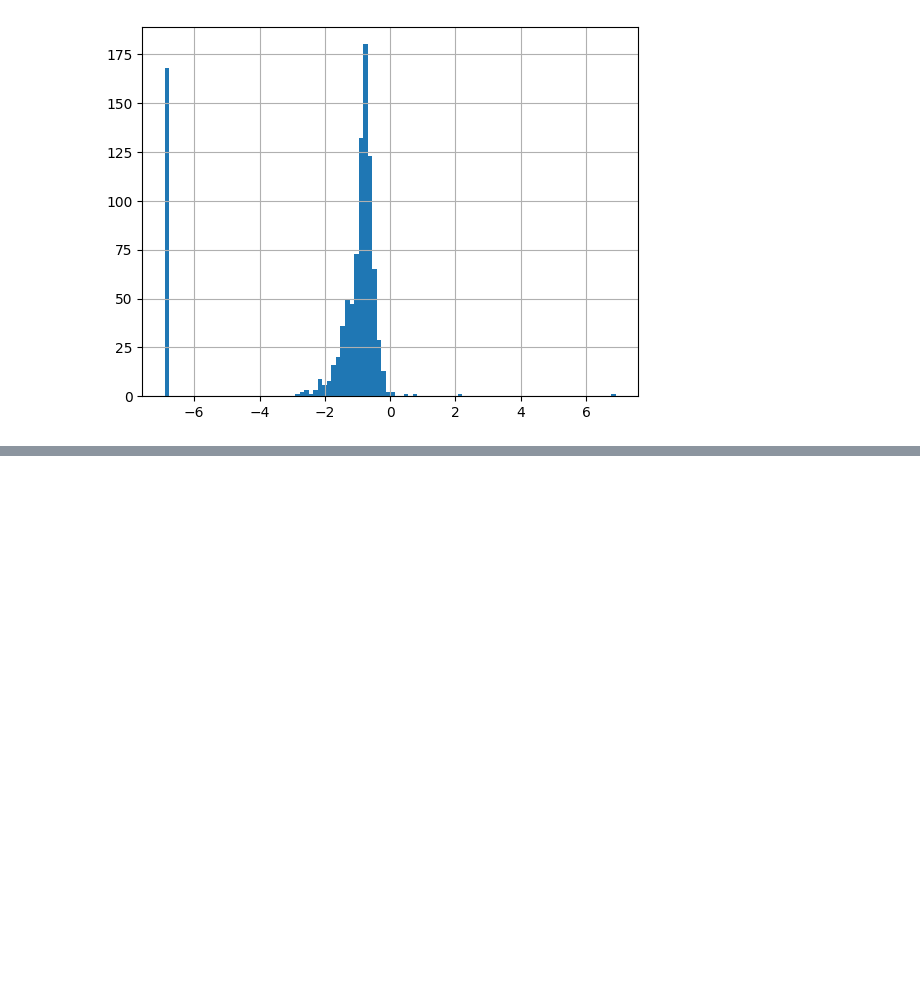
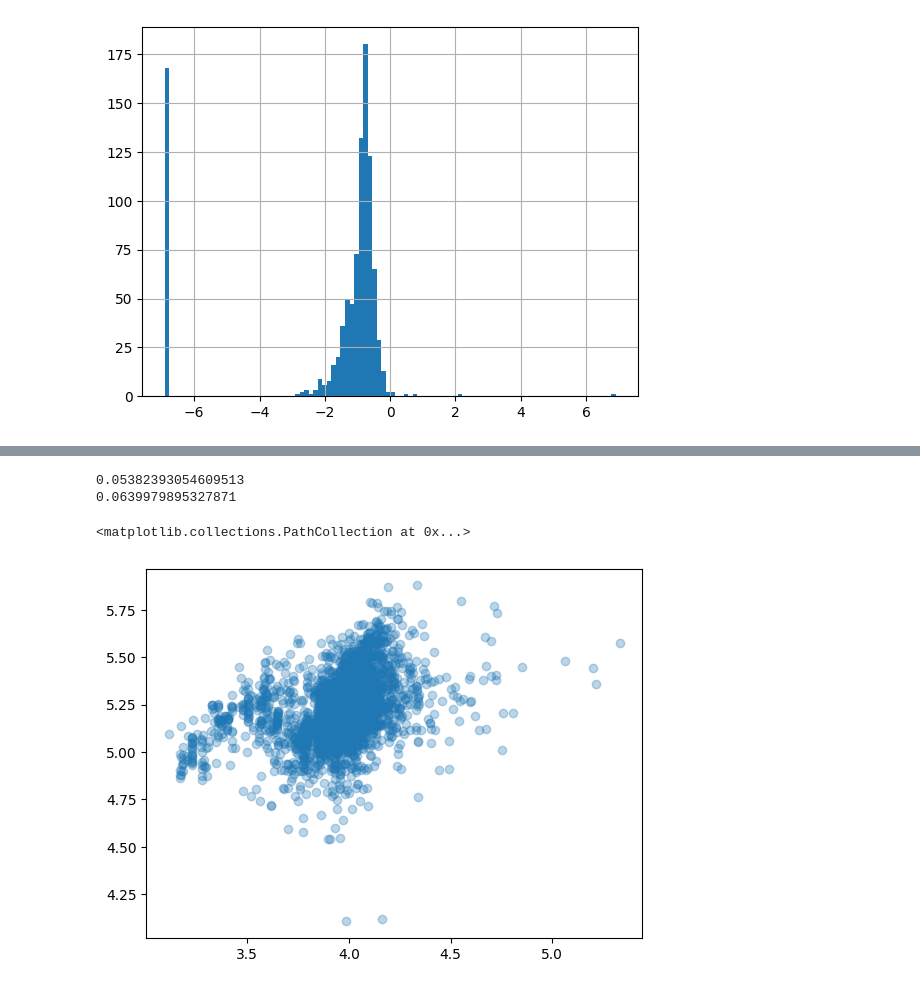
Before and after one commit to Bakri1992/FeatureEngineering, a Jupyter notebook: hda_Dokumente/5.TransfomierenNumerischenWerte/training.ipynb, the cells around one changed output, grey strips where cells are left out. Cells and saved outputs as stored; diff of their text form; code cells hidden in the pictures; blank space fills up the shorter version.

```diff
--- a/hda_Dokumente/5.TransfomierenNumerischenWerte/training.ipynb
+++ b/hda_Dokumente/5.TransfomierenNumerischenWerte/training.ipynb
@@ -54,0 +60,3 @@ df["BA_Scaled"].hist(bins=100)
+# %%
+df=pd.read_csv("AmesHousing.csv")
+df.head()
@@ -54,0 +71,7 @@ df["BA_Scaled"].hist(bins=100)
+# %%
+df["Lot Area_log"]=np.log10(df["Lot Area"])
+# %%
+df["SalePrice_log"]=np.log10(df["SalePrice"])
+# %%
+df["squared_lot_area"]=df["Lot Area_log"]**2
+df["cubed_lot_area"]=df["Lot Area_log"]**3
@@ -54,0 +99,11 @@ df["BA_Scaled"].hist(bins=100)
+# %%
+m1=LinearRegression()
+score_m1=cross_val_score(m1,koko[["Lot Area_log"]],koko["SalePrice_log"],cv=10)
+print(score_m1.mean())
+score_m2=cross_val_score(m1,koko[["Lot Area_log","squared_lot_area","cubed_lot_area"]] \
+                ,koko["SalePrice_log"],cv=10)
+print(score_m2.mean())
+# We notice after adding the square and cube of the feature the score became better
+# %% [output]
+0.05382393054609513
+0.0639979895327871
@@ -54,0 +112,5 @@ df["BA_Scaled"].hist(bins=100)
+# %%
+plt.scatter(x=df["Lot Area_log"],y=df["SalePrice_log"],alpha=0.3)
+# %% [output]
+<matplotlib.collections.PathCollection at 0x...>
+[figure, added]
```
Also changed, not shown: parts of 7 cells of this notebook, 6 other files.
